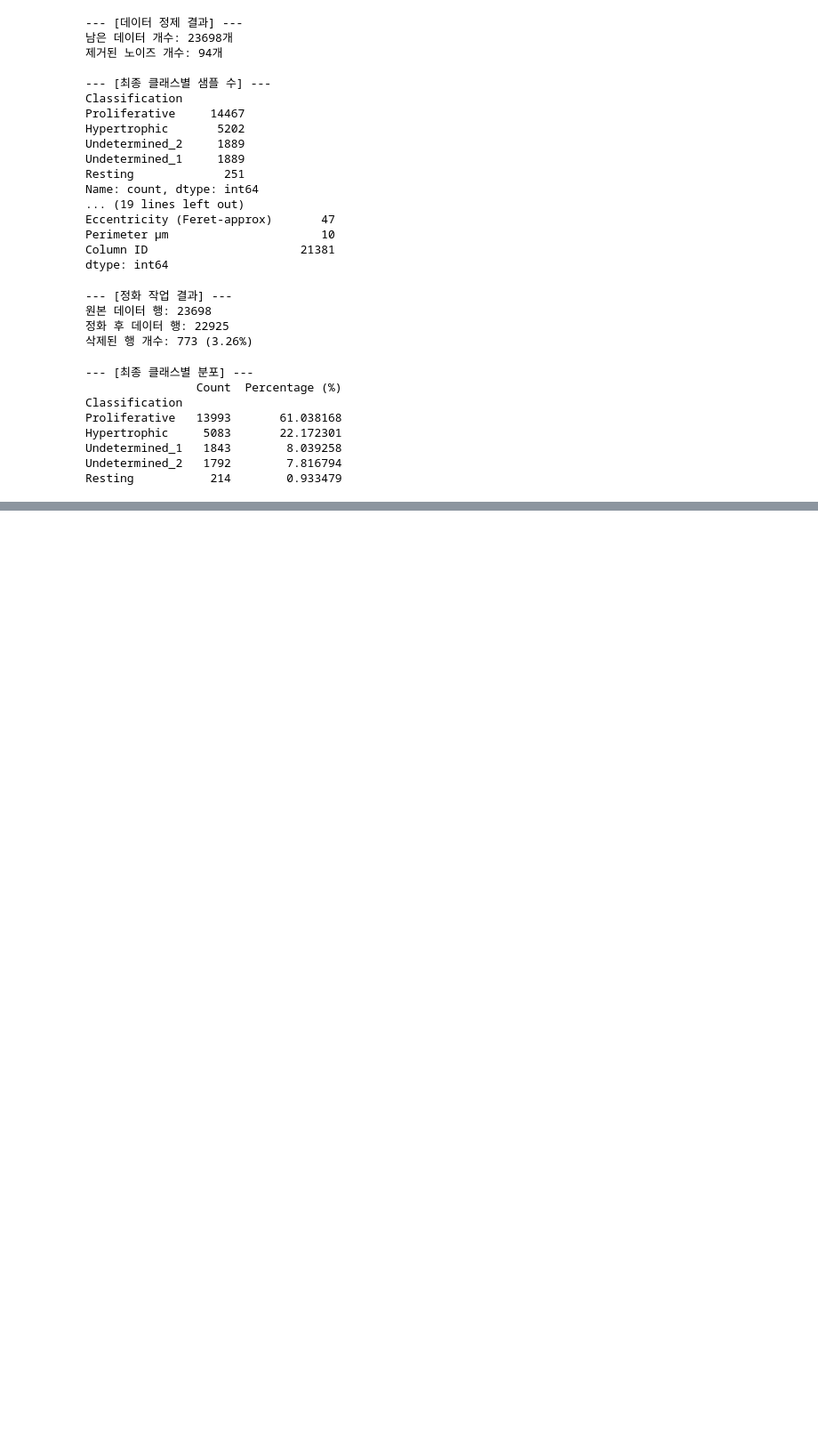
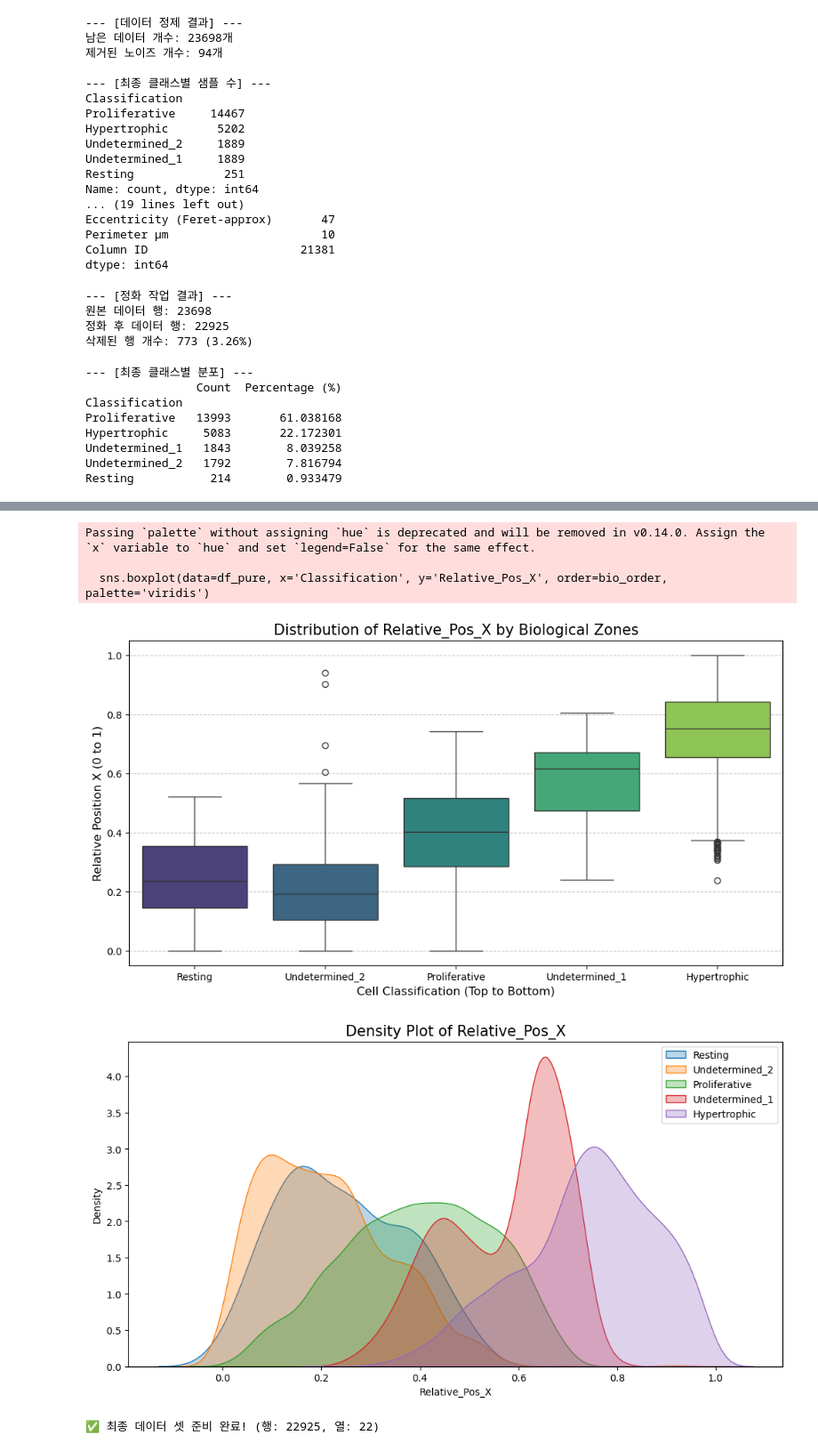
Before and after one commit to jaeseonim/gp, a Jupyter notebook: notebooks/01_check_data.ipynb, the cells around one changed output, grey strips where cells are left out. Shown at 89% size. Cells and saved outputs as stored; diff of their text form; code cells hidden in the pictures; blank space fills up the shorter version.

```diff
--- a/notebooks/01_check_data.ipynb
+++ b/notebooks/01_check_data.ipynb
@@ -275,0 +181,6 @@ print(to_drop)
+# %%
+# 이미지별(Source_File 기준)로 Centroid X의 최소/최대값을 이용해 정규화
+# (X - min) / (max - min) 공식을 사용해서 0~1 사이로 변환해
+df_pure['Relative_Pos_X'] = df_pure.groupby('Source_File')['Centroid X µm'].transform(
+    lambda x: (x - x.min()) / (x.max() - x.min()) if (x.max() - x.min()) != 0 else 0
+)
@@ -275,0 +205,44 @@ print(to_drop)
+# %%
+# 클래스별 'Relative_Pos_X' 분포 확인
+
+import seaborn as sns
+import matplotlib.pyplot as plt
+
+# 1. 생물학적 층 순서 정의 (Resting이 위, Hypertrophic이 아래)
+bio_order = ['Resting', 'Undetermined_2', 'Proliferative', 'Undetermined_1', 'Hypertrophic']
+
+# 2. 시각화 설정
+plt.figure(figsize=(12, 6))
+
+# 3. Boxplot 그리기 (분포의 중앙값과 사분위수를 한눈에!)
+sns.boxplot(data=df_pure, x='Classification', y='Relative_Pos_X', order=bio_order, palette='viridis')
+
+plt.title('Distribution of Relative_Pos_X by Biological Zones', fontsize=15)
+plt.xlabel('Cell Classification (Top to Bottom)', fontsize=12)
+plt.ylabel('Relative Position X (0 to 1)', fontsize=12)
+plt.grid(axis='y', linestyle='--', alpha=0.7)
+plt.show()
+
+# 4. KDE Plot (선으로 보는 밀도 분포)
+plt.figure(figsize=(12, 6))
+for cls in bio_order:
+    subset = df_pure[df_pure['Classification'] == cls]
+    sns.kdeplot(subset['Relative_Pos_X'], label=cls, fill=True, alpha=0.3)
+
+plt.title('Density Plot of Relative_Pos_X', fontsize=15)
+plt.legend()
+plt.show()
+# %% [output]
+Passing `palette` without assigning `hue` is deprecated and will be removed in v0.14.0. Assign the `x` variable to `hue` and set `legend=False` for the same effect.
+
+  sns.boxplot(data=df_pure, x='Classification', y='Relative_Pos_X', order=bio_order, palette='viridis')
+[figure, added]
+[figure, added]
+# %%
+# 이제 목적을 달성했으니 원본 좌표, Image 삭제
+final_drop = ['Centroid X µm', 'Image']
+df_final_features = df_pure.drop(columns=final_drop)
+
+print(f"\n✅ 최종 데이터 셋 준비 완료! (행: {len(df_final_features)}, 열: {len(df_final_features.columns)})")
+# %% [output]
+✅ 최종 데이터 셋 준비 완료! (행: 22925, 열: 22)
```
Also changed, not shown: parts of 13 cells of this notebook.
